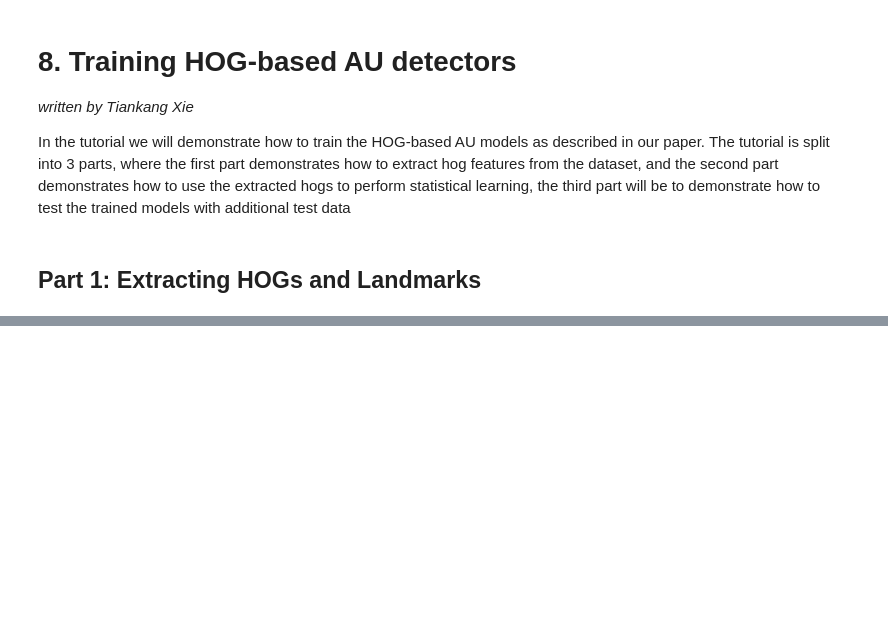
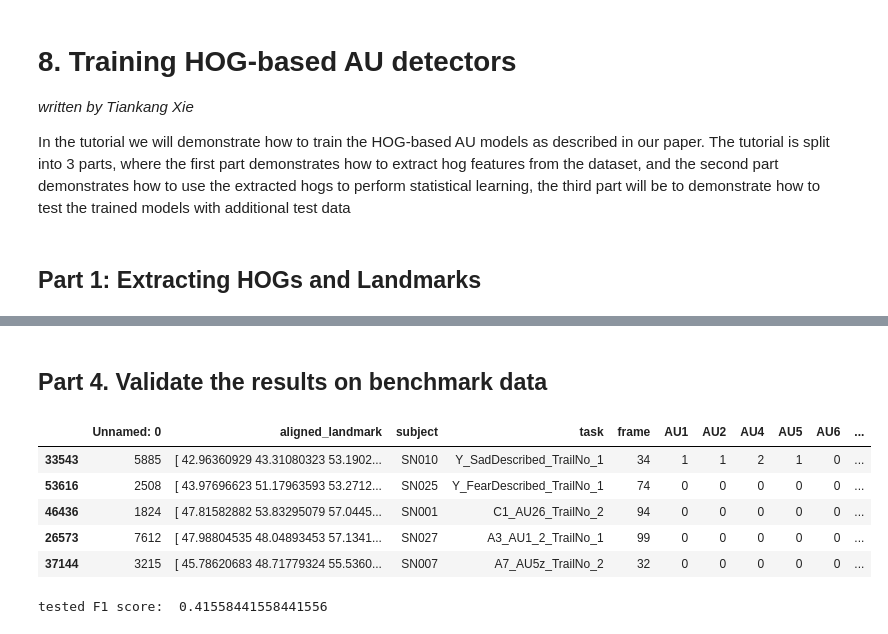
Before and after one commit to cosanlab/py-feat, a Jupyter notebook: docs/extra_tutorials/08_train_hogs.ipynb, the cells around one changed output, grey strips where cells are left out. Saved outputs shown, nothing was run; the diff lists cells and outputs as text; code cells hidden in the pictures; blank space fills up the shorter version.

```diff
--- a/docs/extra_tutorials/08_train_hogs.ipynb
+++ b/docs/extra_tutorials/08_train_hogs.ipynb
@@ -445,0 +354,2 @@ f1_score: 1.0
+# %% [markdown]
+## Part 4. Validate the results on benchmark data
@@ -445,0 +358,14 @@ f1_score: 1.0
+# %%
+disfaP_toy_df = pd.read_csv(
+    '/home/tiankang/src/feat/dev/disfaP_toy.csv', index_col=0
+)
+# This is the csv file that contains filepath and AU labels
+# %%
+disfaP_toy_df.head()
+# %% [output]
+|  | Unnamed: 0 | aligned_landmark | subject | task | frame | AU1 | AU2 | AU4 | AU5 | AU6 | ... |
+| 33543 | 5885 | [ 42.96360929 43.31080323 53.1902... | SN010 | Y_SadDescribed_TrailNo_1 | 34 | 1 | 1 | 2 | 1 | 0 | ... |
+| 53616 | 2508 | [ 43.97696623 51.17963593 53.2712... | SN025 | Y_FearDescribed_TrailNo_1 | 74 | 0 | 0 | 0 | 0 | 0 | ... |
+| 46436 | 1824 | [ 47.81582882 53.83295079 57.0445... | SN001 | C1_AU26_TrailNo_2 | 94 | 0 | 0 | 0 | 0 | 0 | ... |
+| 26573 | 7612 | [ 47.98804535 48.04893453 57.1341... | SN027 | A3_AU1_2_TrailNo_1 | 99 | 0 | 0 | 0 | 0 | 0 | ... |
+| 37144 | 3215 | [ 45.78620683 48.71779324 55.5360... | SN007 | A7_AU5z_TrailNo_2 | 32 | 0 | 0 | 0 | 0 | 0 | ... |
@@ -445,0 +477,9 @@ f1_score: 1.0
+# %%
+# Predict and calculate score
+AU1_predicted = model_AU1.predict(test_feature)
+AU1_labels = np.where(test_labels_df['AU1'] > 0, 1, 0) # Note that DISFAP uses labels that range from 0 to 5.
+# We binarize this label to 0 and 1.
+
+print("tested F1 score: ", f1_score(y_true=AU1_labels, y_pred=AU1_predicted))
+# %% [output]
+tested F1 score:  0.41558441558441556
```
Also changed, not shown: parts of 37 cells of this notebook.
